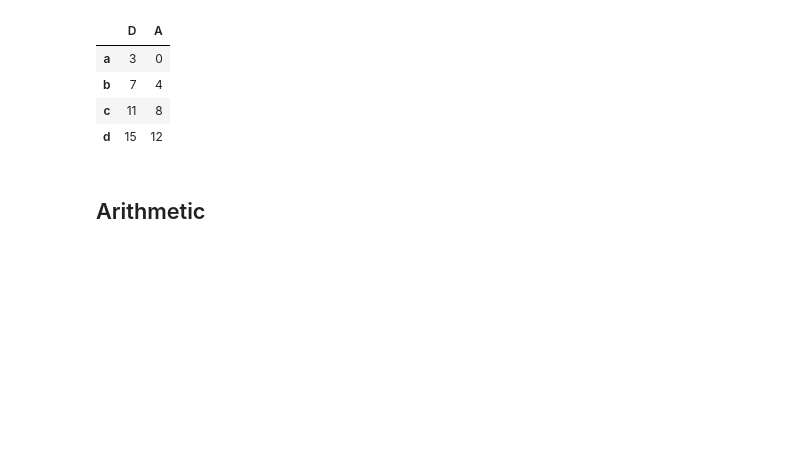
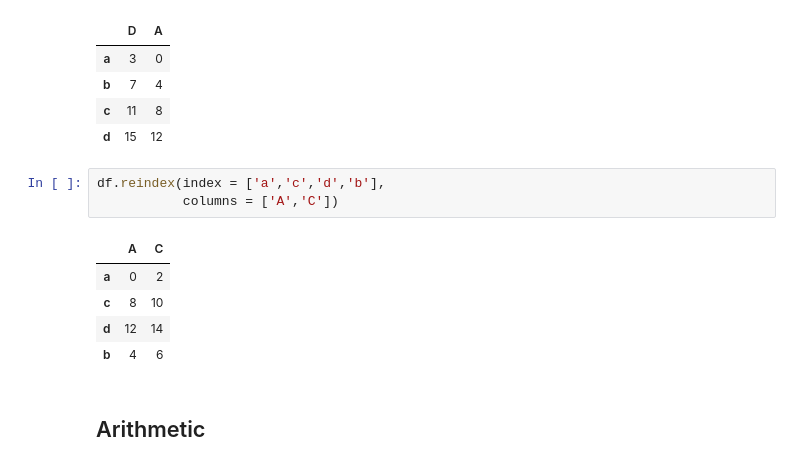
Before and after one commit to boyuan-li/BL-data-processing, a Jupyter notebook: Pandas.ipynb, the cells around one changed output. Cells and saved outputs as stored; diff of their text form; blank space fills up the shorter version.

```diff
--- a/Pandas.ipynb
+++ b/Pandas.ipynb
@@ -768,6 +798,15 @@ df.loc[:,['D','A']]
 | b | 7 | 4 |
 | c | 11 | 8 |
 | d | 15 | 12 |
+# %%
+df.reindex(index = ['a','c','d','b'],
+           columns = ['A','C'])
+# %% [output]
+|  | A | C |
+| a | 0 | 2 |
+| c | 8 | 10 |
+| d | 12 | 14 |
+| b | 4 | 6 |
 # %% [markdown]
 ## Arithmetic
 # %%
```
Also changed, not shown: parts of 39 cells of this notebook.
